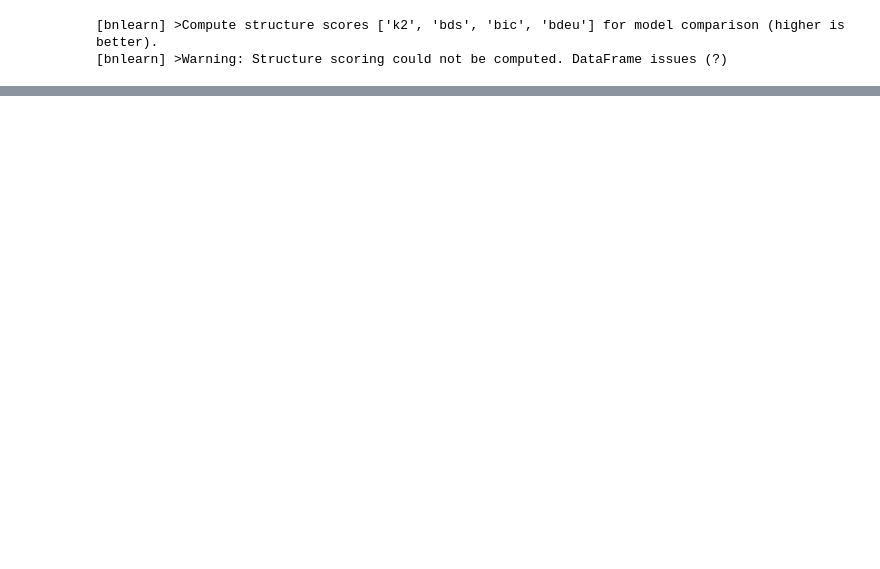
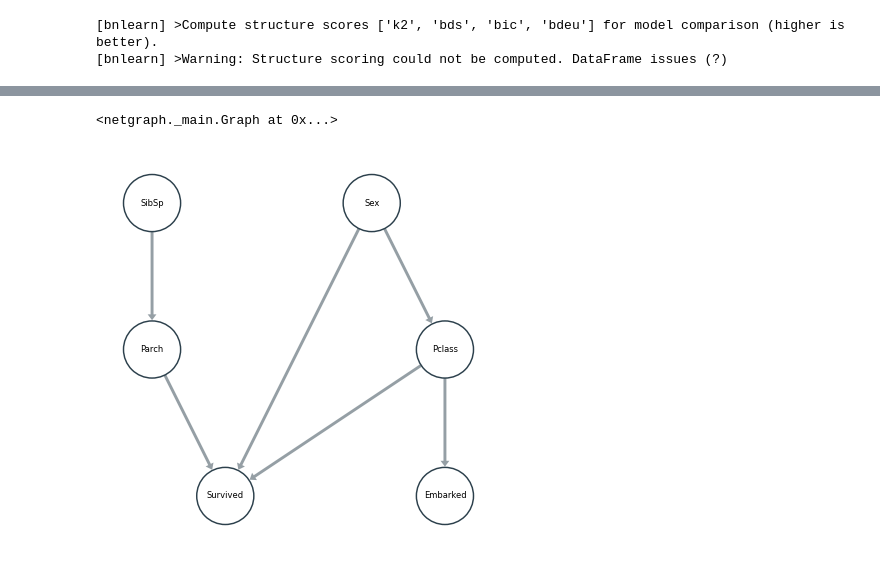
Before and after one commit to rugonzs/FLAI, a Jupyter notebook: Using FLAI for causal.ipynb, the cells around one changed output, grey strips where cells are left out. Cells and saved outputs as stored; diff of their text form; code cells hidden in the pictures; blank space fills up the shorter version.

```diff
--- a/Using FLAI for causal.ipynb
+++ b/Using FLAI for causal.ipynb
@@ -174,0 +228,18 @@ Calculating metrics for : Sex  the value :  1
+# %%
+import matplotlib.pyplot as plt
+import networkx as nx
+
+from netgraph import Graph,InteractiveGraph
+edges = [('Pclass', 'Survived'),
+ ('Pclass', 'Embarked'),
+ ('Sex', 'Survived'),
+ ('Sex', 'Pclass'),
+ ('SibSp', 'Parch'),
+ ('Parch', 'Survived')]
+plt.figure(figsize=(5,5))
+Graph(edges, node_layout='dot', node_shape= 'o',
+node_labels=True ,node_size=10, arrows = True
+    )
+# %% [output]
+<netgraph._main.Graph at 0x...>
+[figure, added]
```
Also changed, not shown: parts of 63 cells of this notebook, 5 other files.
